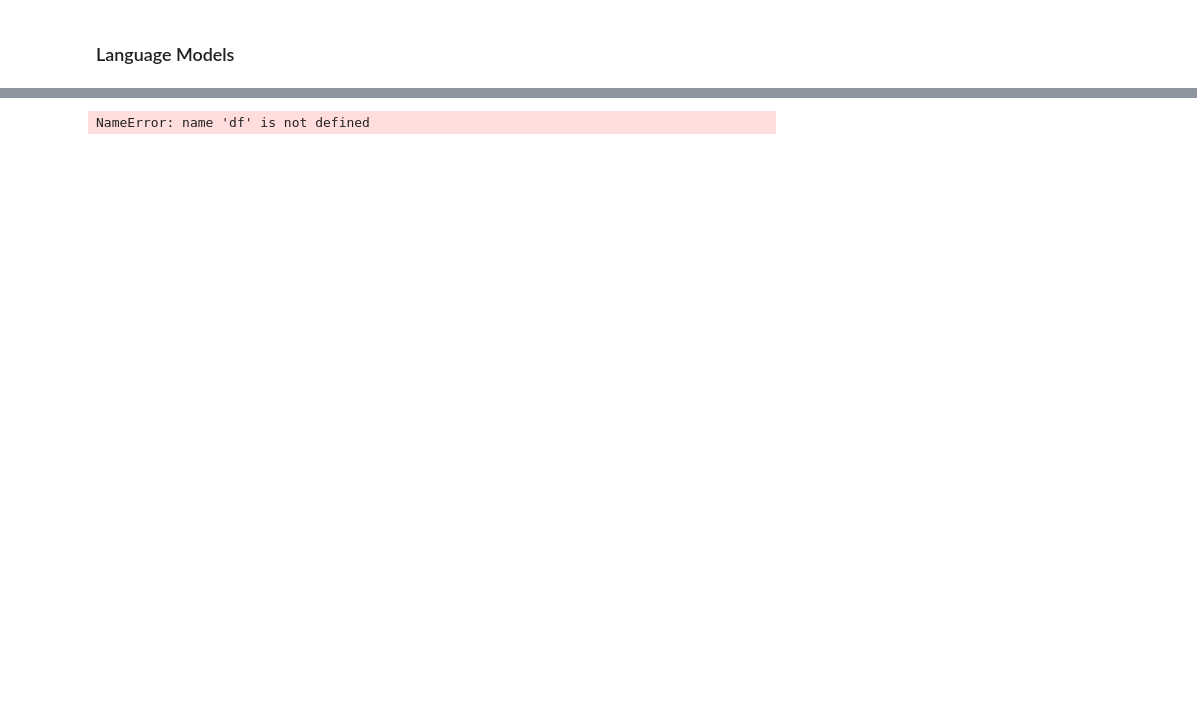
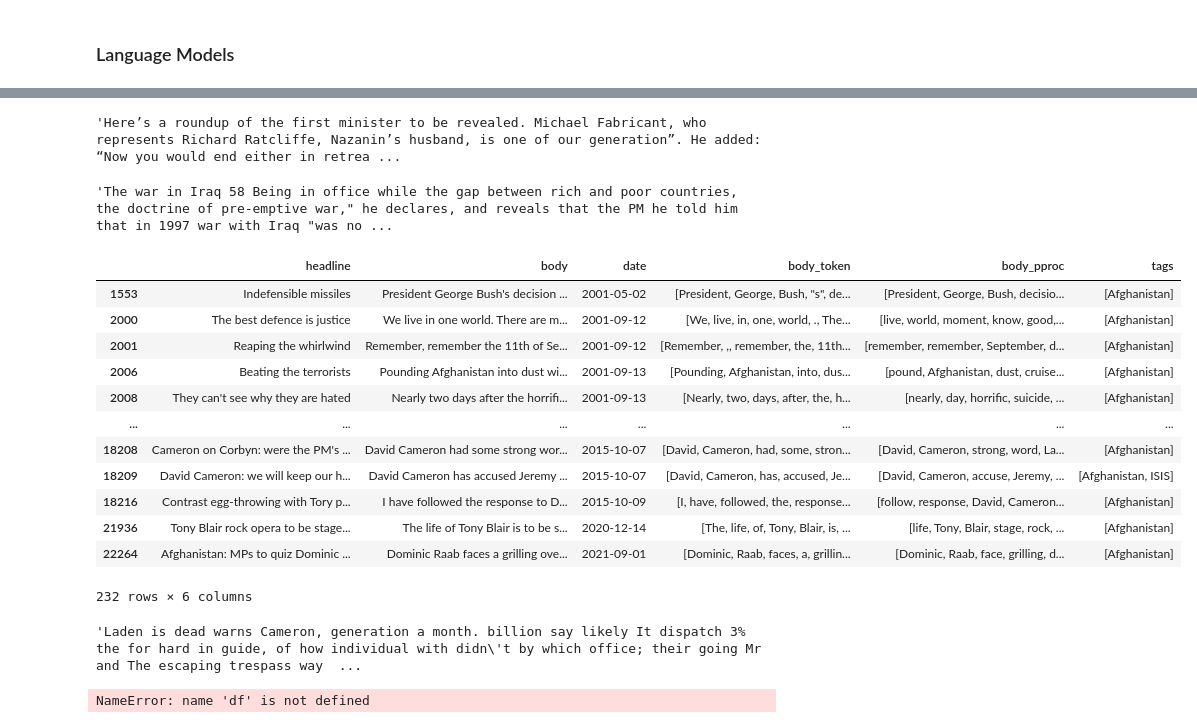
Before and after one commit to nzhang98/nlp-war-press-coverage, a Jupyter notebook: main.ipynb, the cells around one changed output, grey strips where cells are left out. Drawn from its saved outputs; the diff is of its cells as text; code cells hidden in the pictures; blank space fills up the shorter version.

```diff
--- a/main.ipynb
+++ b/main.ipynb
@@ -142,2 +108,0 @@ df['data_raw'] = data_raw
-# %%
-df['body_token'] = data_raw
@@ -426,3 +546,9 @@ STOP = '_STOP_'
 n_grams = 5
 
 random.seed(42)
+# %%
+df_Ukraine = df[df['tags'].apply(lambda x: 'Ukraine' in x)]
+df_Iraq = df[df['tags'].apply(lambda x: 'Iraq' in x)]
+df_Afghanistan = df[df['tags'].apply(lambda x: 'Afghanistan' in x)]
+df_Ireland = df[df['tags'].apply(lambda x: 'N.Ireland' in x)]
+df_ISIS = df[df['tags'].apply(lambda x: 'ISIS' in x)]
@@ -428,0 +608,4 @@ random.seed(42)
+# %%
+lm.generate()
+# %% [output]
+'Here’s a roundup of the first minister to be revealed. Michael Fabricant, who represents Richard Ratcliffe, Nazanin’s husband, is one of our generation”. He added: “Now you would end either in retrea ...
@@ -428,0 +616,4 @@ random.seed(42)
+# %%
+lm.generate('The war in Iraq')
+# %% [output]
+'The war in Iraq 58 Being in office while the gap between rich and poor countries, the doctrine of pre-emptive war," he declares, and reveals that the PM he told him that in 1997 war with Iraq "was no ...
@@ -429,3 +624,23 @@ random.seed(42)
+# %%
+df_Afghanistan[df_Afghanistan['body'].str.contains('Laden')]
+# %% [output]
+|  | headline | body | date | body_token | body_pproc | tags |
+| 1553 | Indefensible missiles | President George Bush's decision ... | 2001-05-02 | [President, George, Bush, "s", de... | [President, George, Bush, decisio... | [Afghanistan] |
+| 2000 | The best defence is justice | We live in one world. There are m... | 2001-09-12 | [We, live, in, one, world, ., The... | [live, world, moment, know, good,... | [Afghanistan] |
+| 2001 | Reaping the whirlwind | Remember, remember the 11th of Se... | 2001-09-12 | [Remember, ,, remember, the, 11th... | [remember, remember, September, d... | [Afghanistan] |
+| 2006 | Beating the terrorists | Pounding Afghanistan into dust wi... | 2001-09-13 | [Pounding, Afghanistan, into, dus... | [pound, Afghanistan, dust, cruise... | [Afghanistan] |
+| 2008 | They can't see why they are hated | Nearly two days after the horrifi... | 2001-09-13 | [Nearly, two, days, after, the, h... | [nearly, day, horrific, suicide, ... | [Afghanistan] |
+| ... | ... | ... | ... | ... | ... | ... |
+| 18208 | Cameron on Corbyn: were the PM's ... | David Cameron had some strong wor... | 2015-10-07 | [David, Cameron, had, some, stron... | [David, Cameron, strong, word, La... | [Afghanistan] |
+| 18209 | David Cameron: we will keep our h... | David Cameron has accused Jeremy ... | 2015-10-07 | [David, Cameron, has, accused, Je... | [David, Cameron, accuse, Jeremy, ... | [Afghanistan, ISIS] |
+| 18216 | Contrast egg-throwing with Tory p... | I have followed the response to D... | 2015-10-09 | [I, have, followed, the, response... | [follow, response, David, Cameron... | [Afghanistan] |
+| 21936 | Tony Blair rock opera to be stage... | The life of Tony Blair is to be s... | 2020-12-14 | [The, life, of, Tony, Blair, is, ... | [life, Tony, Blair, stage, rock, ... | [Afghanistan] |
+| 22264 | Afghanistan: MPs to quiz Dominic ... | Dominic Raab faces a grilling ove... | 2021-09-01 | [Dominic, Raab, faces, a, grillin... | [Dominic, Raab, face, grilling, d... | [Afghanistan] |
+232 rows × 6 columns
+# %%
+lm2.generate('Laden is dead')
+# %% [output]
+'Laden is dead warns Cameron, generation a month. billion say likely It dispatch 3% the for hard in guide, of how individual with didn\'t by which office; their going Mr and The escaping trespass way  ...
 # %%
 # FOR USA PLOTS
 
```
Also changed, not shown: parts of 80 cells of this notebook, 1 other file.
